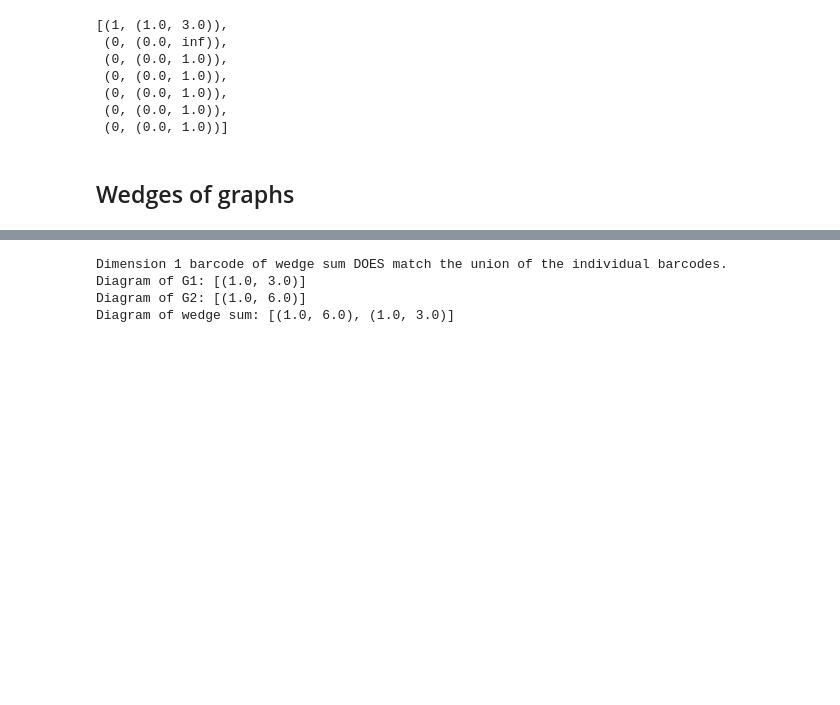
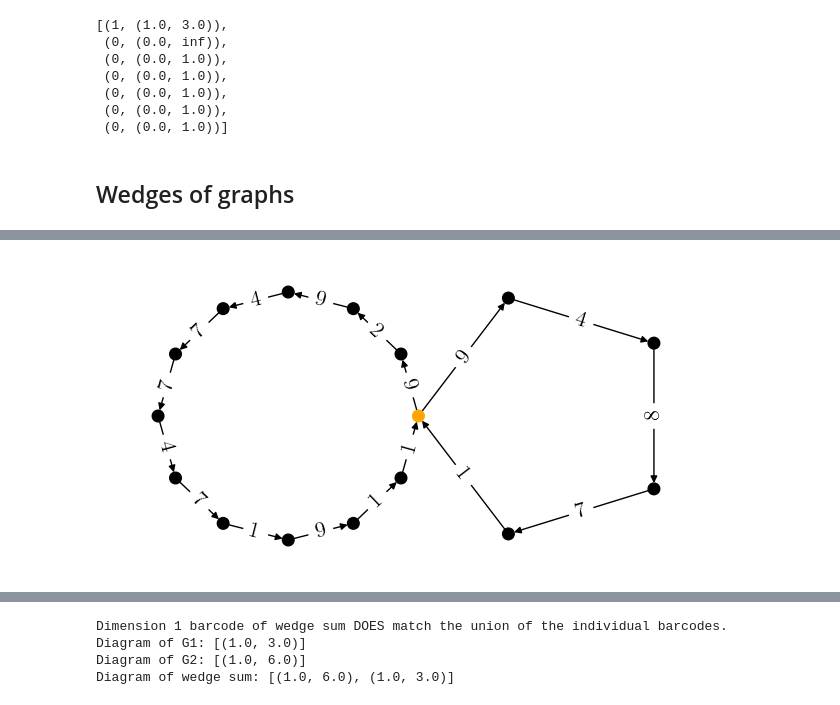
Before and after one commit to bdjones13/MRC2024, a Jupyter notebook: allatonceinpython.ipynb, the cells around one changed output, grey strips where cells are left out. Cells and saved outputs as stored; diff of their text form; code cells hidden in the pictures; blank space fills up the shorter version.

```diff
--- a/allatonceinpython.ipynb
+++ b/allatonceinpython.ipynb
@@ -517,0 +530,5 @@ nx.draw_networkx(fig8, pos=nx.planar_layout(fig8))
+# %%
+mirror_pos5 = {}
+for k,v in pos5.items():
+    flipped_x = v[0] +2*(1-v[0])
+    mirror_pos5[k] = [flipped_x,v[1]]
@@ -517,0 +558,2 @@ nx.draw_networkx(fig8, pos=nx.planar_layout(fig8))
+# %%
+diff = [1,0] - pos5[4]
@@ -517,0 +564,3 @@ nx.draw_networkx(fig8, pos=nx.planar_layout(fig8))
+# %%
+for k,v in pos5.items():
+    pos5[k] = v + diff
@@ -517,0 +575,10 @@ nx.draw_networkx(fig8, pos=nx.planar_layout(fig8))
+# %%
+pos = {}
+for k,v in mirror_pos5.items():
+    if k != 0:
+        pos[k-1] = v
+    if k == 0:
+        pos[4] = v
+for k,v in pos12.items():
+    if k != 0:
+        pos[k+4] = v
@@ -518,3 +604,16 @@ nx.draw_networkx(fig8, pos=nx.planar_layout(fig8))
+# %%
+edge_labels = nx.get_edge_attributes(fig8, 'weight')
+color = ['black']
+color *= 16
+color[4] = 'orange'
+
+plt.figure(figsize = (6,3))
+nx.draw(fig8, pos = pos, node_color = color, node_size = 70)
+nx.draw_networkx_edge_labels(fig8, pos, edge_labels=edge_labels, font_size=16, label_pos=0.5, font_color='black');
+
+plt.savefig("wedge_sum1.pdf")
+# %% [output]
+[figure, added]
 # %%
 dgms
 # %% [output]
```
Also changed, not shown: parts of 18 cells of this notebook.
